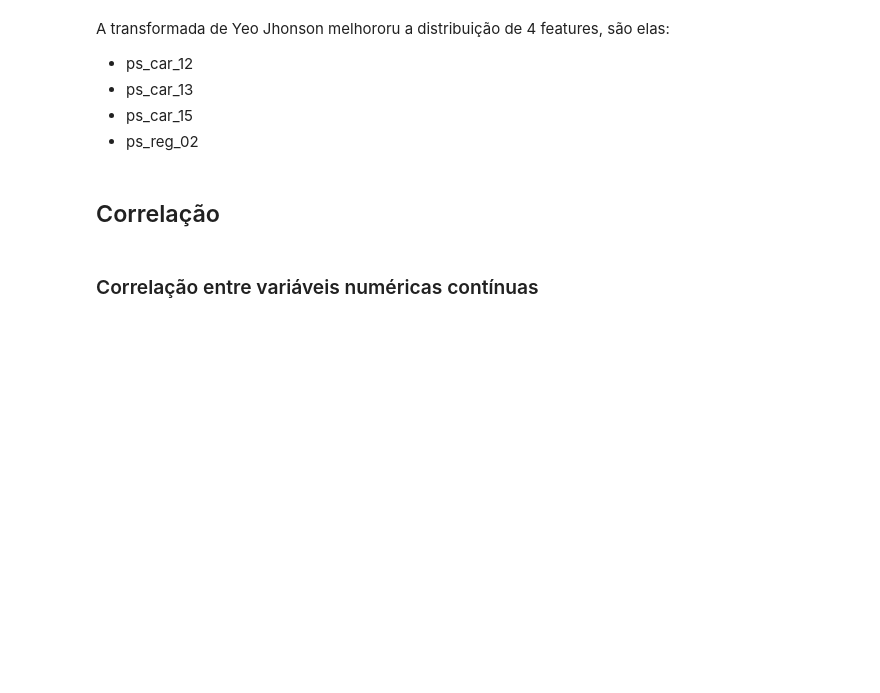
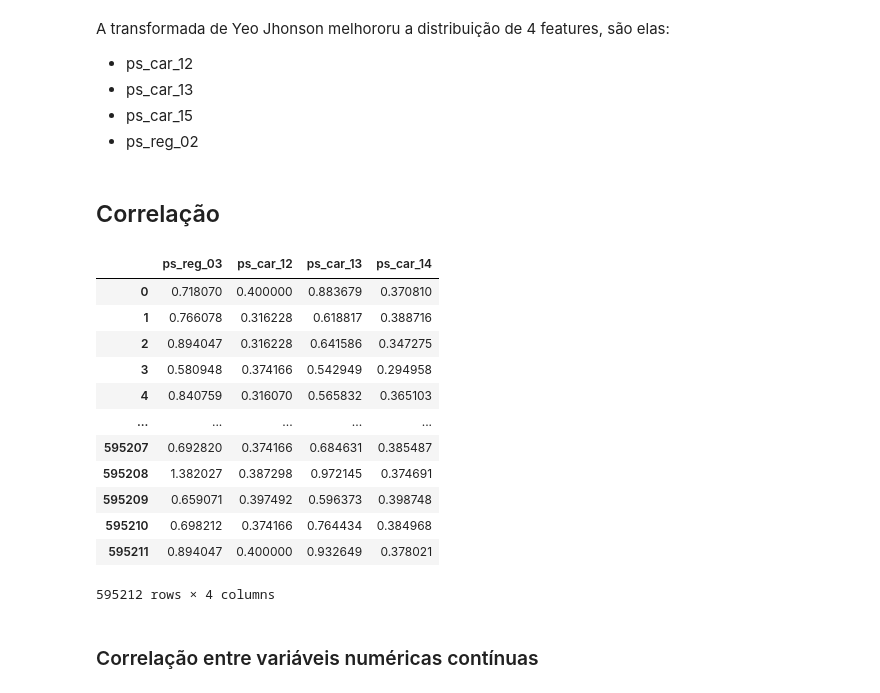
Before and after one commit to RodolfoPCruz/insurance-safe-driver-prediction, a Jupyter notebook: analise_exploratoria.ipynb, the cells around one changed output. Cells and saved outputs as stored; diff of their text form; code cells hidden in the pictures; blank space fills up the shorter version.

```diff
--- a/analise_exploratoria.ipynb
+++ b/analise_exploratoria.ipynb
@@ -493,6 +502,26 @@ A transformada de Yeo Jhonson melhororu a distribuição de 4 features, são ela
 - ps_reg_02
 # %% [markdown]
 ## Correlação
+# %%
+#Substituir missing values para calcular da correlação
+
+train_num_var_cont=train[num_var_continuas].copy()
+imputer=imputer=SimpleImputer(missing_values=np.nan,strategy='mean')
+train_num_var_cont=imputer.fit_transform(train_num_var_cont)
+# %% [output]
+|  | ps_reg_03 | ps_car_12 | ps_car_13 | ps_car_14 |
+| 0 | 0.718070 | 0.400000 | 0.883679 | 0.370810 |
+| 1 | 0.766078 | 0.316228 | 0.618817 | 0.388716 |
+| 2 | 0.894047 | 0.316228 | 0.641586 | 0.347275 |
+| 3 | 0.580948 | 0.374166 | 0.542949 | 0.294958 |
+| 4 | 0.840759 | 0.316070 | 0.565832 | 0.365103 |
+| ... | ... | ... | ... | ... |
+| 595207 | 0.692820 | 0.374166 | 0.684631 | 0.385487 |
+| 595208 | 1.382027 | 0.387298 | 0.972145 | 0.374691 |
+| 595209 | 0.659071 | 0.397492 | 0.596373 | 0.398748 |
+| 595210 | 0.698212 | 0.374166 | 0.764434 | 0.384968 |
+| 595211 | 0.894047 | 0.400000 | 0.932649 | 0.378021 |
+595212 rows × 4 columns
 # %% [markdown]
 ### Correlação entre variáveis numéricas contínuas
 # %% [markdown]
```
Also changed, not shown: parts of 17 cells of this notebook.
